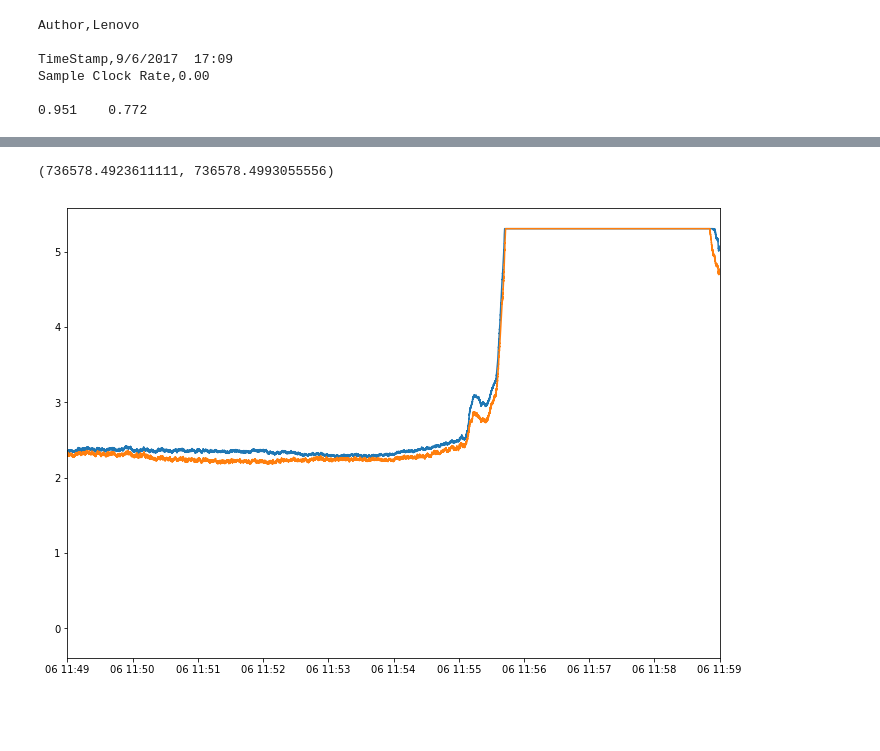
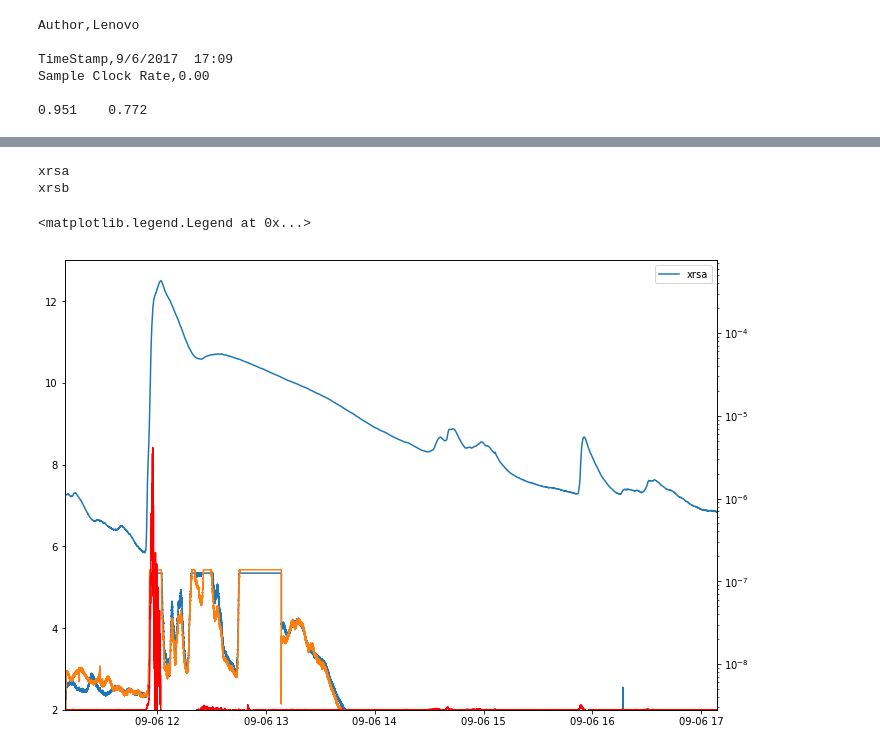
Before and after one commit to douglasfelix/Polarimetro7GHz, a Jupyter notebook: detect_peakmax.ipynb, the cells around one changed output, grey strips where cells are left out. Cells and saved outputs as stored; diff of their text form; code cells hidden in the pictures; blank space fills up the shorter version.

```diff
--- a/detect_peakmax.ipynb
+++ b/detect_peakmax.ipynb
@@ -60,3 +58,8 @@ timlis = []
 while dt < end:
     timlis.append(dt)##.strftime('%Y-%m-%d %H:%M:%S.%f'))
     dt += step
+# %%
+rawR = np.array(col1)
+Right = rawR - np.min(rawR)
+rawL = np.array(col2)
+Left = rawL - np.min(rawL)
@@ -113,10 +118,31 @@ goestemlc = sunpy.lightcurve.LightCurve.create(
+# %%
+from sunpy.time import TimeRange
+goes = lc.GOESLightCurve.create(TimeRange('2017/09/06', '2017/09/07'))
+#goes.peek()   # doctest: +SKIP
+# %%
+for items in goes.data:
+    print items
+# %% [output]
+xrsa
+xrsb
 # %%
-plt.figure(figsize = (11.69,8.27))
-ini = datetime.strptime("2017-09-06 11:49:00.000", "%Y-%m-%d %H:%M:%S.%f")
-fin = datetime.strptime("2017-09-06 11:59:00.000", "%Y-%m-%d %H:%M:%S.%f")
-plt.plot(timlis,np.array(col1))
-plt.plot(timlis,np.array(col2))
-plt.xlim(ini,fin)
+fig = plt.figure(figsize = (11.69,8.27))
+ax1 = fig.add_subplot(111)
+ini = datetime.strptime("2017-09-06 11:09:00.000", "%Y-%m-%d %H:%M:%S.%f")
+fin = datetime.strptime("2017-09-06 17:09:00.000", "%Y-%m-%d %H:%M:%S.%f")
+ax1.plot(timlis,Right)
+ax1.plot(timlis,Left)
+ax2 = ax1.twinx()
+#ax2.plot(goestemlc.data.index,goestemlc.data['EM'],label='EM')
+#ax2.plot(goestemlc.data.index,np.ediff1d(goestemlc.data['EM'],to_end=0),color='r',label='EM')
+ax2.plot(goes.data.index,goes.data['xrsa'],label='xrsa')
+#ax3 = ax1.twinx()
+ax1.plot(goes.data.index,2+1e6*np.ediff1d(goes.data['xrsa'],to_end=0),color='r',label='EM')
+ax1.set_xlim(ini,fin)
+ax1.set_ylim(2.0,13.0)
+#ax3.set_ylim(-0.03,0.5)
+ax2.set_yscale('log')
+ax2.legend()
 # %% [output]
-(736578.4923611111, 736578.4993055556)
+<matplotlib.legend.Legend at 0x...>
-[figure, old version]
+[figure, new version]
```
Also changed, not shown: parts of 5 cells of this notebook, 3 other files.
